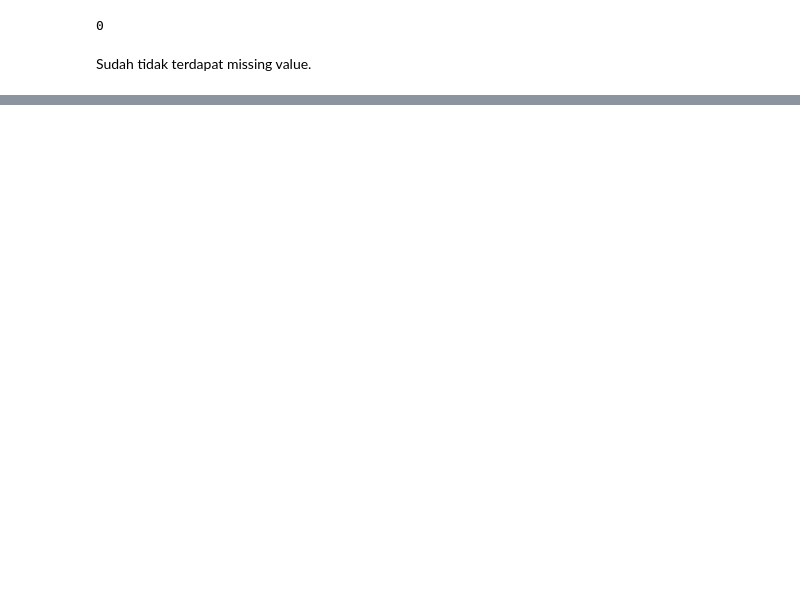
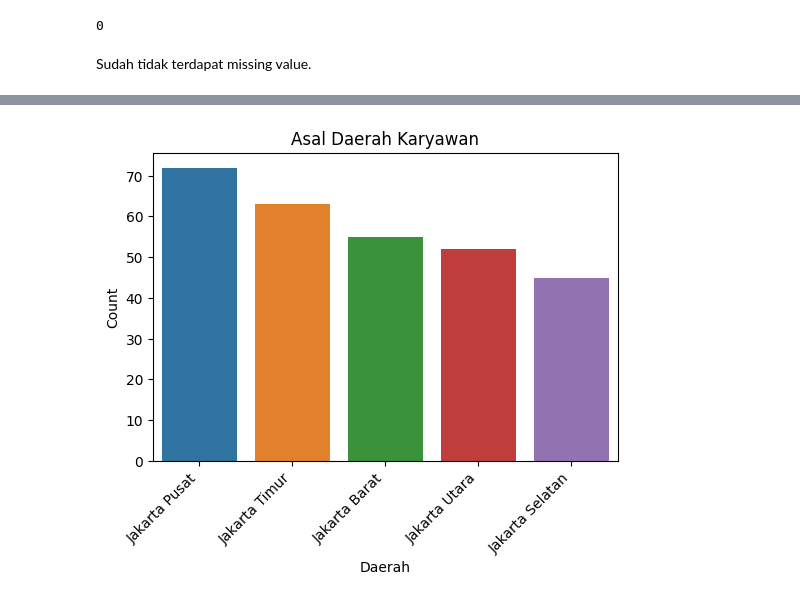
Before and after one commit to lutfiahk/Predicting-Employee-Attrition, a Jupyter notebook: notebook.ipynb, the cells around one changed output, grey strips where cells are left out. Saved outputs shown, nothing was run; the diff lists cells and outputs as text; code cells hidden in the pictures; blank space fills up the shorter version.

```diff
--- a/notebook.ipynb
+++ b/notebook.ipynb
@@ -71,0 +142,12 @@ Sudah tidak terdapat missing value.
+# %%
+# Distribusi Alasan Resign
+plt.figure(figsize=(6, 4))
+counts = df['AsalDaerah'].value_counts().sort_values(ascending=False)
+ax = sns.countplot(x='AsalDaerah', data=df, order=counts.index)
+plt.xticks(rotation=45, ha='right') # rotate x-labels
+plt.xlabel('Daerah')
+plt.ylabel('Count')
+plt.title('Asal Daerah Karyawan')
+plt.show()
+# %% [output]
+[figure, added]
```
Also changed, not shown: parts of 13 cells of this notebook.
